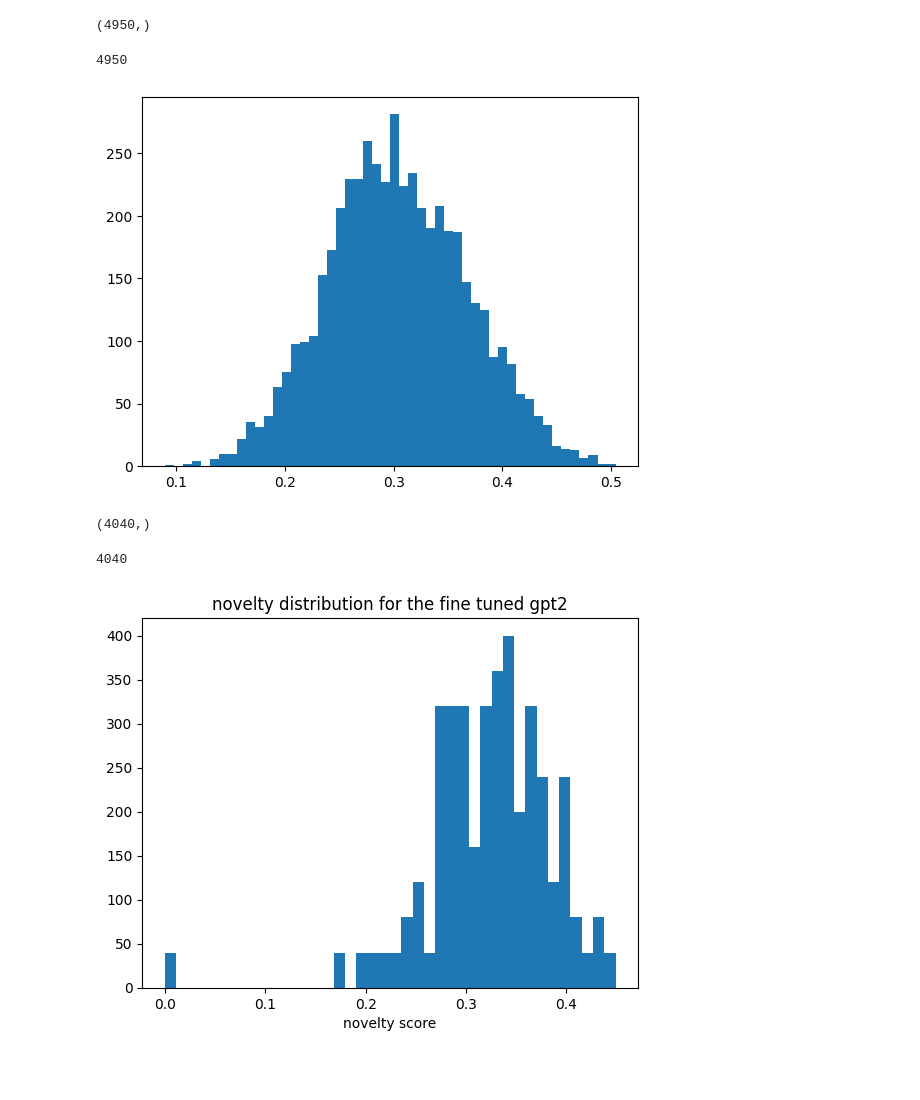
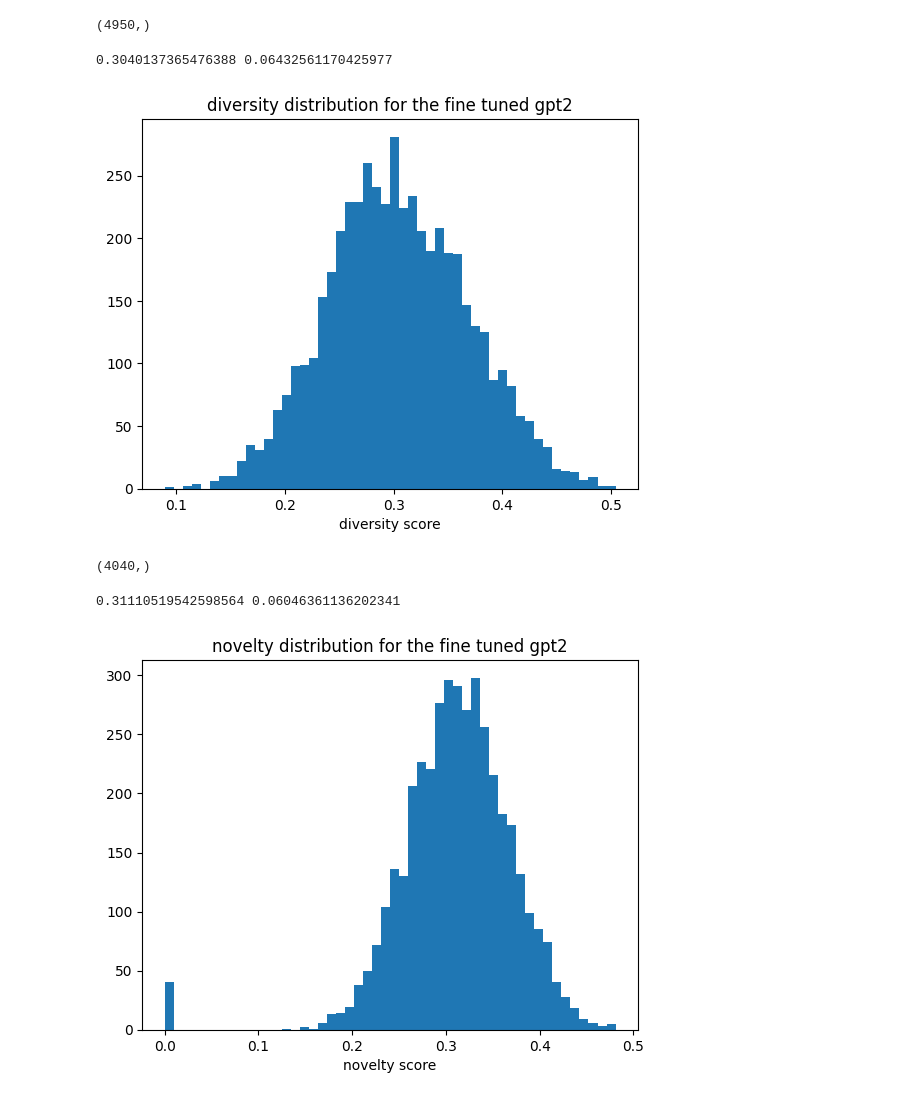
Before and after one commit to zczlsde/SentiBot, a Jupyter notebook: Baseline/run.ipynb, the cells around one changed output. Cells and saved outputs as stored; diff of their text form; code cells hidden in the pictures; blank space fills up the shorter version.

Commit message:
fixed novelty bug

```diff
--- a/Baseline/run.ipynb
+++ b/Baseline/run.ipynb
@@ -119,15 +102,15 @@ loaded_diversity.shape
 # %% [output]
 (4950,)
 # %%
-print(len(loaded_diversity))
+print(np.mean(loaded_diversity), np.std(loaded_diversity))
 plt.figure()
 plt.hist(loaded_diversity, bins=50)
 plt.title("diversity distribution for the fine tuned gpt2")
 plt.xlabel("diversity score")
 plt.show()
 # %% [output]
-4950
+0.3040137365476388 0.06432561170425977
-[figure, old version]
+[figure, new version]
 # %%
 novelty = []
 for i in range(40):
@@ -141,12 +124,12 @@ loaded_novelty.shape
 # %% [output]
 (4040,)
 # %%
-print(len(loaded_novelty))
+print(np.mean(loaded_novelty), np.std(loaded_novelty))
 plt.figure()
-plt.hist(loaded_novelty, bins=40)
+plt.hist(loaded_novelty, bins=50)
 plt.title("novelty distribution for the fine tuned gpt2")
 plt.xlabel("novelty score")
 plt.show()
 # %% [output]
-4040
+0.31110519542598564 0.06046361136202341
-[figure, old version]
+[figure, new version]
```
Also changed, not shown: parts of 3 cells of this notebook, 3 other files.
